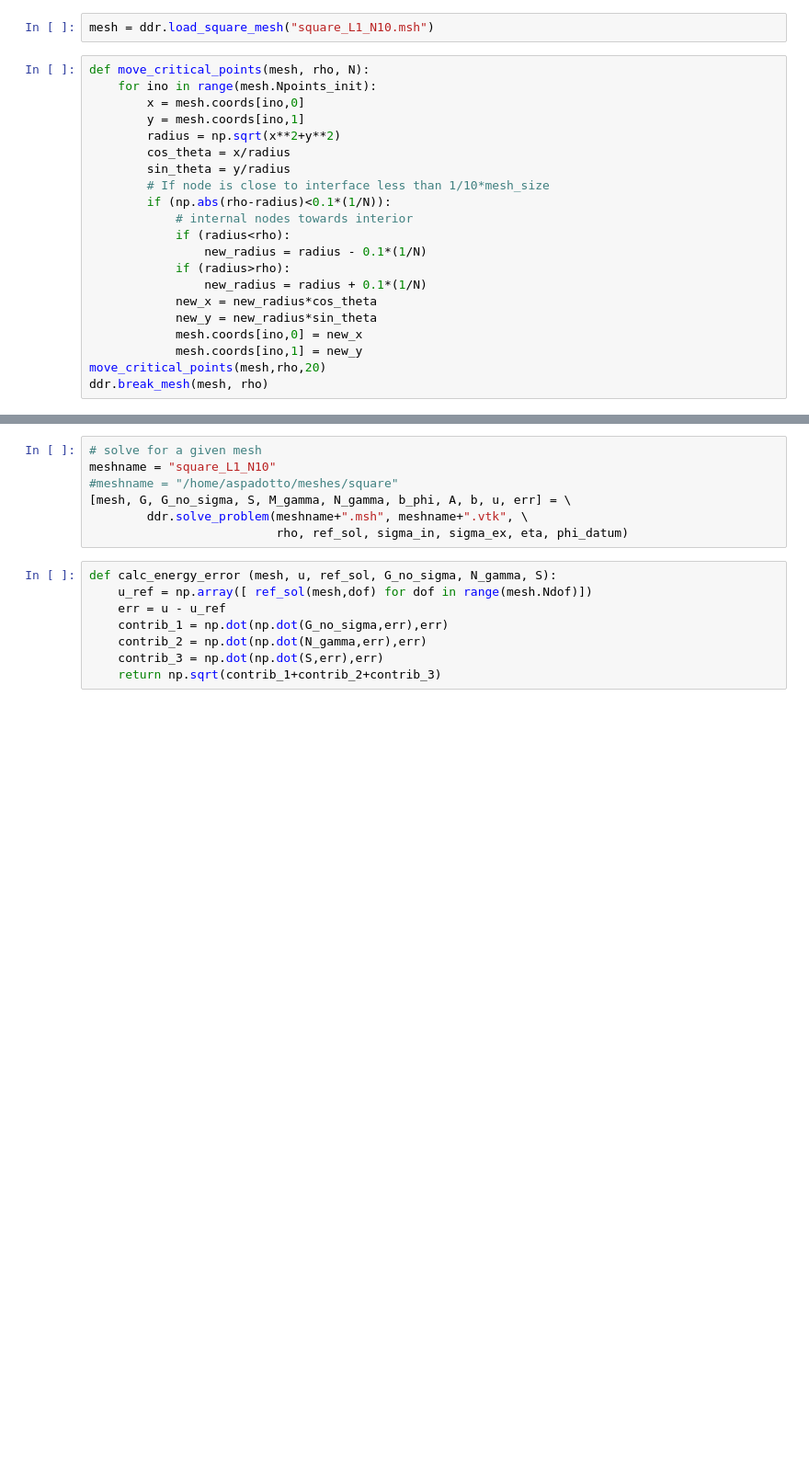
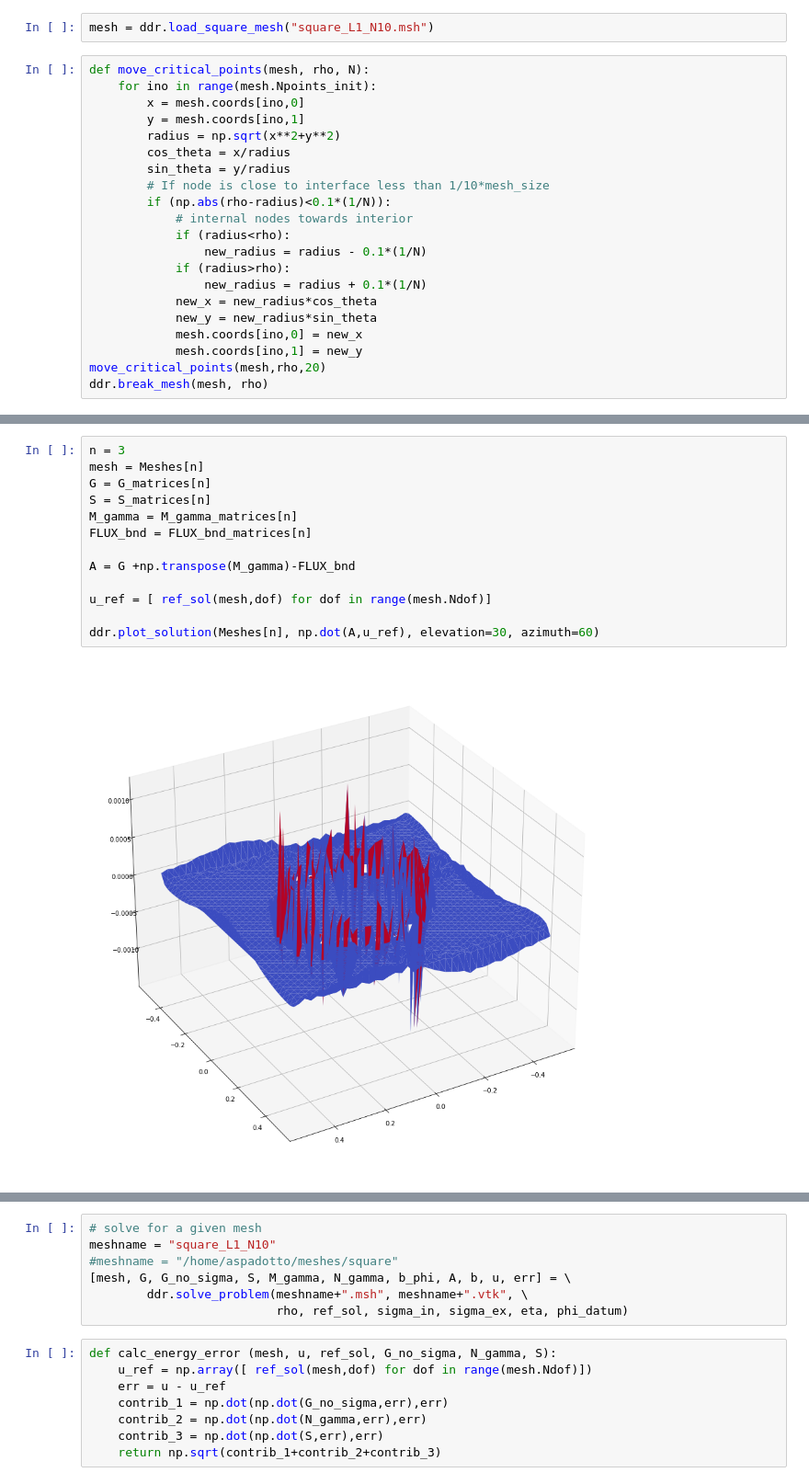
Before and after one commit to aurelio-spadotto/notebooks, a Jupyter notebook: brokenmesh_convergence.ipynb, the cells around one changed output, grey strips where cells are left out. Shown at 92% size. Drawn from its saved outputs; the diff is of its cells as text; blank space fills up the shorter version.

```diff
--- a/brokenmesh_convergence.ipynb
+++ b/brokenmesh_convergence.ipynb
@@ -51,0 +355,15 @@ ddr.break_mesh(mesh, rho)
+# %%
+n = 3
+mesh = Meshes[n]
+G = G_matrices[n]
+S = S_matrices[n]
+M_gamma = M_gamma_matrices[n]
+FLUX_bnd = FLUX_bnd_matrices[n]
+
+A = G +np.transpose(M_gamma)-FLUX_bnd
+
+u_ref = [ ref_sol(mesh,dof) for dof in range(mesh.Ndof)]
+
+ddr.plot_solution(Meshes[n], np.dot(A,u_ref), elevation=30, azimuth=60)
+# %% [output]
+[figure, added]
```
Also changed, not shown: parts of 29 cells of this notebook, 13 other files.
